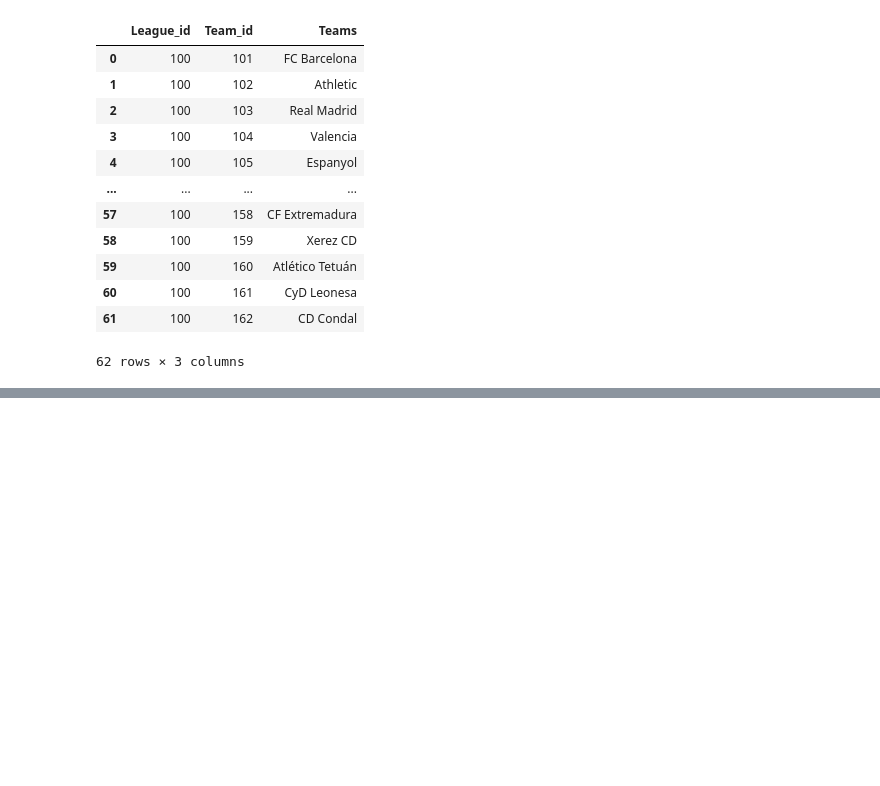
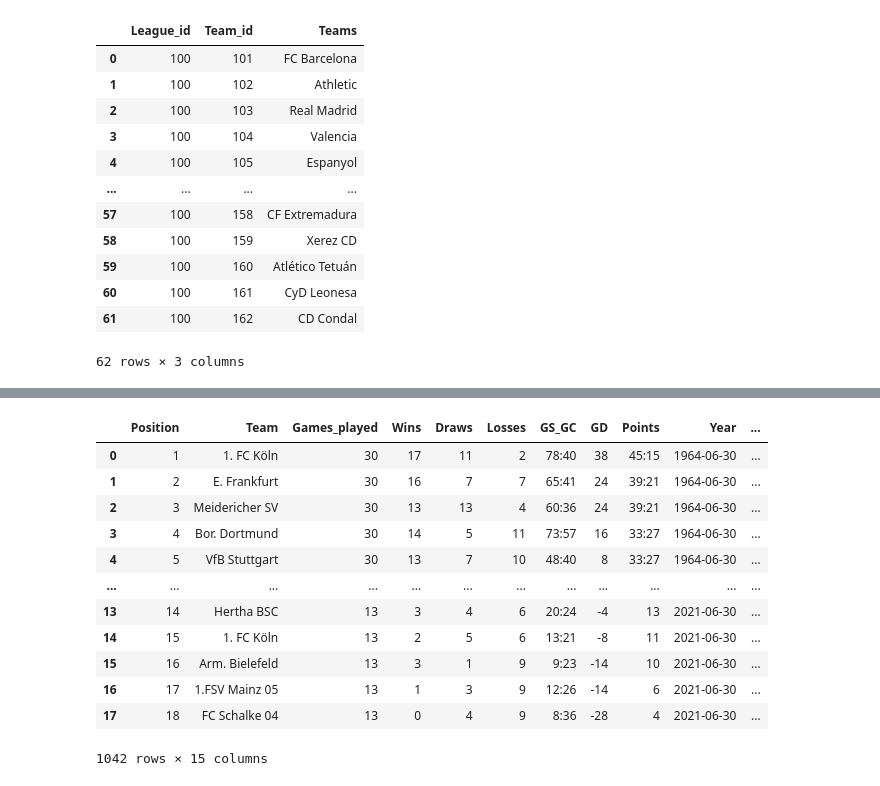
Before and after one commit to timi000/Soccer-Story, a Jupyter notebook: League Table Scraping.ipynb, the cells around one changed output, grey strips where cells are left out. Cells and saved outputs as stored; diff of their text form; code cells hidden in the pictures; blank space fills up the shorter version.

Commit message:
Bundes, Liga Por, Ligue 1

```diff
--- a/League Table Scraping.ipynb
+++ b/League Table Scraping.ipynb
@@ -232,0 +358,50 @@ ValueError: Cannot convert non-finite values (NA or inf) to integer
+# %%
+Bundlist=[]
+
+x=1963
+
+for r in range(58):
+    Bundurl=f"https://www.transfermarkt.com/1-bundesliga/tabelle/wettbewerb/L1/saison_id/{x}"
+    page=requests.get(Bundurl,headers={'User-Agent': 'Custom'})
+    t=pd.read_html(page.content)
+    t[3]["Year"]=f"{x+1}-06-30"
+    Bundlist.append(t[3])
+
+    x=x+1
+# %%
+Bund_df=pd.concat(Bundlist)
+Bund_df=pd.concat(Bundlist)
+Bunddf=Bund_df.drop(columns='club')
+Bunddf.columns=['Position','Team','Games_played','Wins', 'Draws','Losses','GS_GC','GD','Points','Year']
+new = Bunddf["GS_GC"].str.split(":", n = 1, expand = True)
+Bunddf["GS"]= new [0]
+Bunddf["GC"]= new[1]
+pts=Bunddf["Points"].str.split(":", n=1, expand=True)
+Bunddf["PTS"]=pts[0]
+
+Bunddf["Team"]=Bunddf["Team"].astype(str)
+Bunddf["Games_played"]=Bunddf["Games_played"].astype(str).astype(int)
+Bunddf["Wins"]=Bunddf["Wins"].astype(str).astype(int)
+Bunddf["Draws"]=Bunddf["Draws"].astype(str).astype(int)
+Bunddf["Losses"]=Bunddf["Losses"].astype(str).astype(int)
+Bunddf["GD"]=Bunddf["GD"].astype(str).astype(int)
+Bunddf["GS"]=Bunddf["GS"].astype(int)
+Bunddf["GC"]=Bunddf["GC"].astype(int)
+Bunddf["PTS(3PT)"]=(Bunddf["Wins"]*3)+Bunddf["Draws"]
+Bunddf["PTS(38)"]=round((Bunddf["PTS(3PT)"]/Bunddf["Games_played"])*38,1)
+
+Bunddf
+# %% [output]
+|  | Position | Team | Games_played | Wins | Draws | Losses | GS_GC | GD | Points | Year | ... |
+| 0 | 1 | 1. FC Köln | 30 | 17 | 11 | 2 | 78:40 | 38 | 45:15 | 1964-06-30 | ... |
+| 1 | 2 | E. Frankfurt | 30 | 16 | 7 | 7 | 65:41 | 24 | 39:21 | 1964-06-30 | ... |
+| 2 | 3 | Meidericher SV | 30 | 13 | 13 | 4 | 60:36 | 24 | 39:21 | 1964-06-30 | ... |
+| 3 | 4 | Bor. Dortmund | 30 | 14 | 5 | 11 | 73:57 | 16 | 33:27 | 1964-06-30 | ... |
+| 4 | 5 | VfB Stuttgart | 30 | 13 | 7 | 10 | 48:40 | 8 | 33:27 | 1964-06-30 | ... |
+| ... | ... | ... | ... | ... | ... | ... | ... | ... | ... | ... | ... |
+| 13 | 14 | Hertha BSC | 13 | 3 | 4 | 6 | 20:24 | -4 | 13 | 2021-06-30 | ... |
+| 14 | 15 | 1. FC Köln | 13 | 2 | 5 | 6 | 13:21 | -8 | 11 | 2021-06-30 | ... |
+| 15 | 16 | Arm. Bielefeld | 13 | 3 | 1 | 9 | 9:23 | -14 | 10 | 2021-06-30 | ... |
+| 16 | 17 | 1.FSV Mainz 05 | 13 | 1 | 3 | 9 | 12:26 | -14 | 6 | 2021-06-30 | ... |
+| 17 | 18 | FC Schalke 04 | 13 | 0 | 4 | 9 | 8:36 | -28 | 4 | 2021-06-30 | ... |
+1042 rows × 15 columns
```
Also changed, not shown: parts of 12 cells of this notebook.
